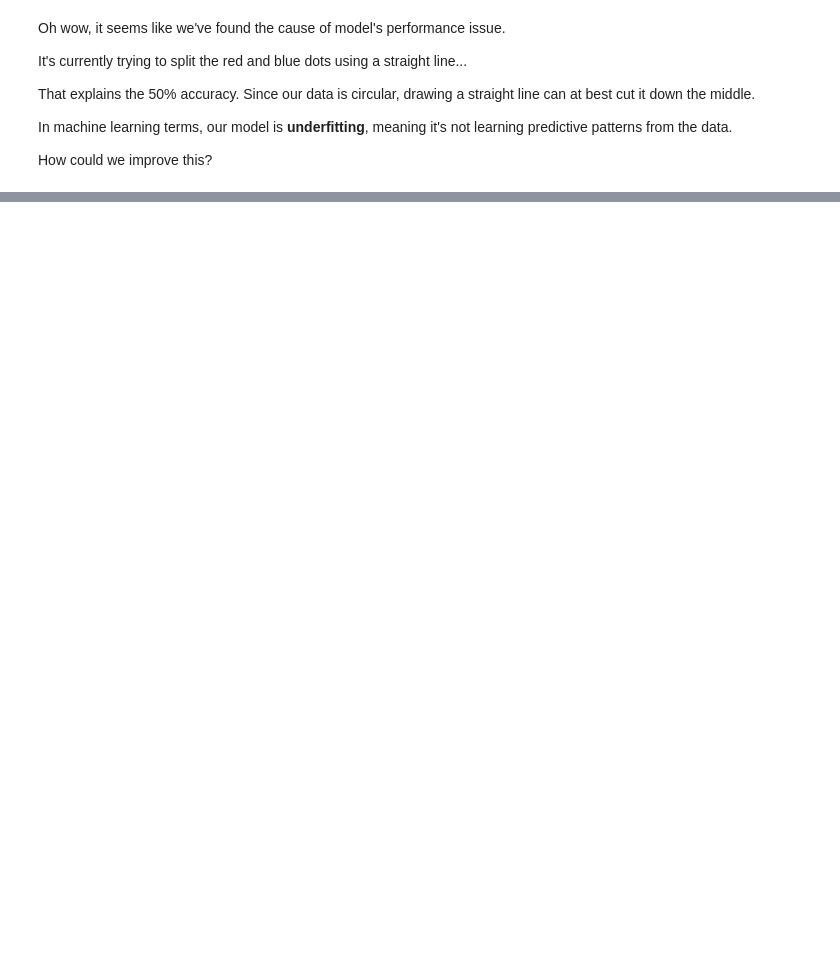
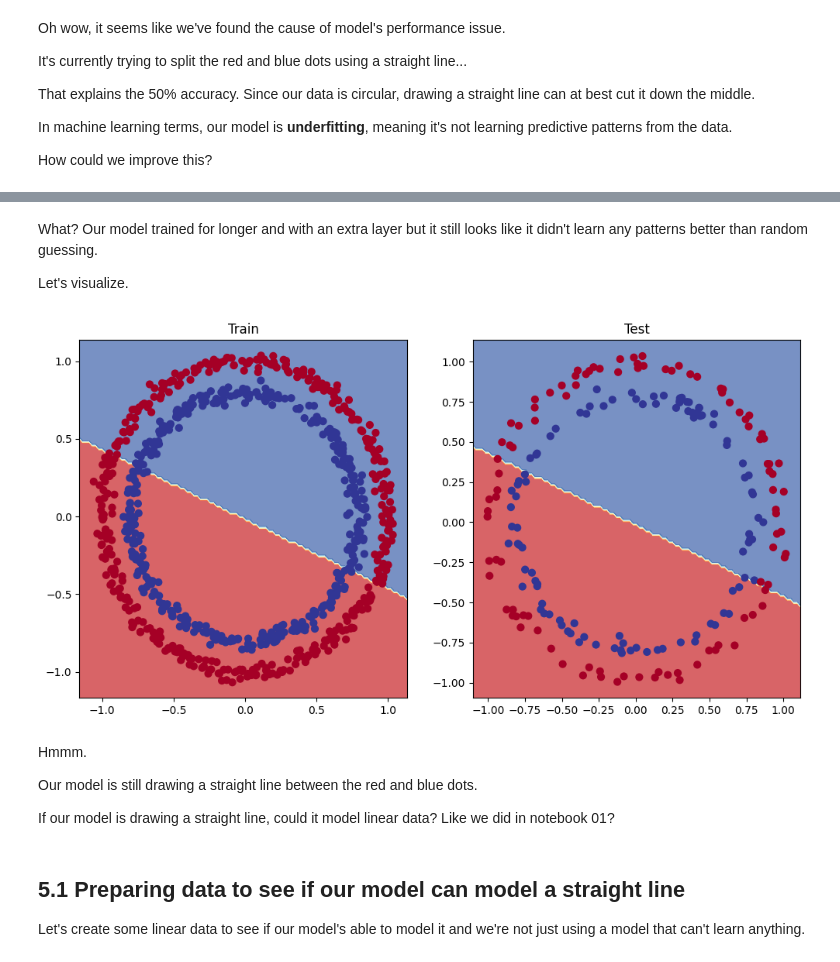
Before and after one commit to priyambuilds/Self_learning_code, a Jupyter notebook: Learning ML/Learning Libraries/Learning Pytorch/02. Pytorch Classification Algorithm.ipynb, the cells around one changed output, grey strips where cells are left out. Cells and saved outputs as stored; diff of their text form; code cells hidden in the pictures; blank space fills up the shorter version.

```diff
--- a/Learning ML/Learning Libraries/Learning Pytorch/02. Pytorch Classification Algorithm.ipynb
+++ b/Learning ML/Learning Libraries/Learning Pytorch/02. Pytorch Classification Algorithm.ipynb
@@ -1174,0 +1178,19 @@ another test commit
+# %%
+class CircleModelV1(nn.Module):
+    def __init__(self):
+        super().__init__()
+        self.layer_1 = nn.Linear(in_features=2, out_features=10)
+        self.layer_2 = nn.Linear(in_features=10, out_features=10) # extra layer
+        self.layer_3 = nn.Linear(in_features=10, out_features=1)
+
+    def forward(self, x): # note: always make sure forward is spelt correctly!
+         # Creating a model like this is the same as below, though below
+        # generally benefits from speedups where possible.
+        # z = self.layer_1(x)
+        # z = self.layer_2(z)
+        # z = self.layer_3(z)
+        # return z
+        return self.layer_3(self.layer_2(self.layer_1(x))) # this is the same as above. Its computing the insides of the brackets first then the outside.
+
+model_1 = CircleModelV1().to(device)
+model_1
@@ -1174,0 +1266,25 @@ another test commit
+# %% [markdown]
+
+What? Our model trained for longer and with an extra layer but it still looks like it didn't learn any patterns better than random guessing.
+
+Let's visualize.
+# %%
+# Plot decision boundaries for training and test sets
+plt.figure(figsize=(12, 6))
+plt.subplot(1, 2, 1)
+plt.title("Train")
+plot_decision_boundary(model_1, X_train, y_train)
+plt.subplot(1, 2, 2)
+plt.title("Test")
+plot_decision_boundary(model_1, X_test, y_test)
+# %% [output]
+[figure, added]
+# %% [markdown]
+Hmmm.
+
+Our model is still drawing a straight line between the red and blue dots.
+
+If our model is drawing a straight line, could it model linear data? Like we did in notebook 01?
+# %% [markdown]
+## 5.1 Preparing data to see if our model can model a straight line
+Let's create some linear data to see if our model's able to model it and we're not just using a model that can't learn anything.
```
Also changed, not shown: parts of 20 cells of this notebook.
